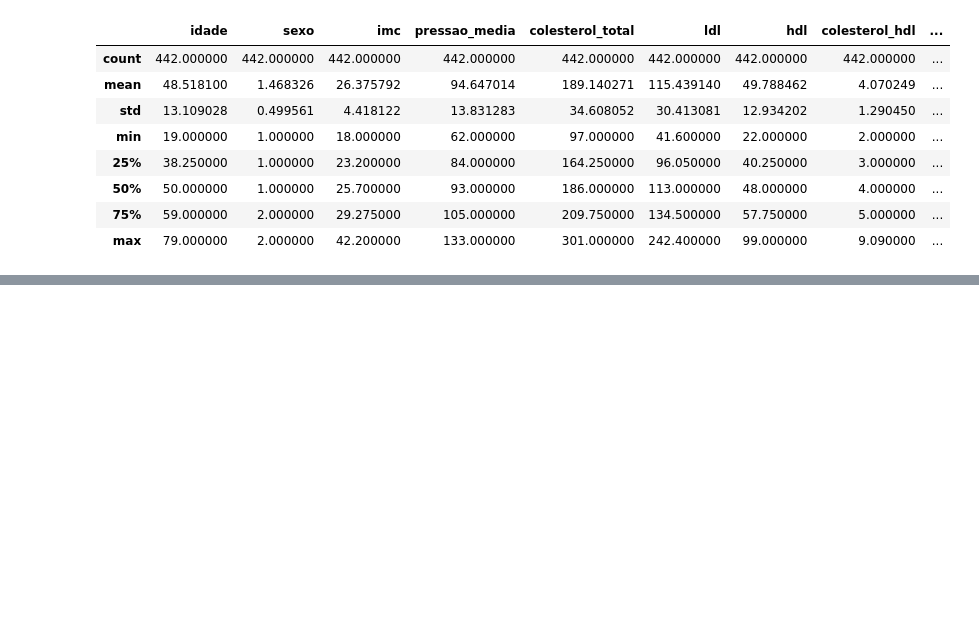
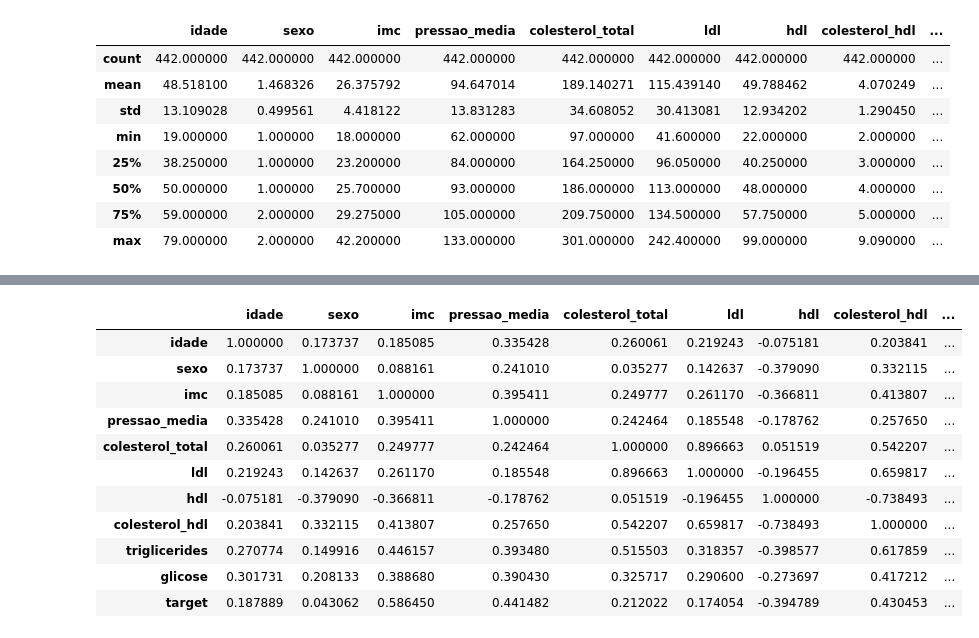
Before and after one commit to stephanyresque/Projeto_diabetes, a Jupyter notebook: notebooks/analise_exploratoria.ipynb, the cells around one changed output, grey strips where cells are left out. Saved outputs shown, nothing was run; the diff lists cells and outputs as text; code cells hidden in the pictures; blank space fills up the shorter version.

```diff
--- a/notebooks/analise_exploratoria.ipynb
+++ b/notebooks/analise_exploratoria.ipynb
@@ -119,0 +202,15 @@ df.describe()
+# %%
+df.corr()
+# %% [output]
+|  | idade | sexo | imc | pressao_media | colesterol_total | ldl | hdl | colesterol_hdl | ... |
+| idade | 1.000000 | 0.173737 | 0.185085 | 0.335428 | 0.260061 | 0.219243 | -0.075181 | 0.203841 | ... |
+| sexo | 0.173737 | 1.000000 | 0.088161 | 0.241010 | 0.035277 | 0.142637 | -0.379090 | 0.332115 | ... |
+| imc | 0.185085 | 0.088161 | 1.000000 | 0.395411 | 0.249777 | 0.261170 | -0.366811 | 0.413807 | ... |
+| pressao_media | 0.335428 | 0.241010 | 0.395411 | 1.000000 | 0.242464 | 0.185548 | -0.178762 | 0.257650 | ... |
+| colesterol_total | 0.260061 | 0.035277 | 0.249777 | 0.242464 | 1.000000 | 0.896663 | 0.051519 | 0.542207 | ... |
+| ldl | 0.219243 | 0.142637 | 0.261170 | 0.185548 | 0.896663 | 1.000000 | -0.196455 | 0.659817 | ... |
+| hdl | -0.075181 | -0.379090 | -0.366811 | -0.178762 | 0.051519 | -0.196455 | 1.000000 | -0.738493 | ... |
+| colesterol_hdl | 0.203841 | 0.332115 | 0.413807 | 0.257650 | 0.542207 | 0.659817 | -0.738493 | 1.000000 | ... |
+| triglicerides | 0.270774 | 0.149916 | 0.446157 | 0.393480 | 0.515503 | 0.318357 | -0.398577 | 0.617859 | ... |
+| glicose | 0.301731 | 0.208133 | 0.388680 | 0.390430 | 0.325717 | 0.290600 | -0.273697 | 0.417212 | ... |
+| target | 0.187889 | 0.043062 | 0.586450 | 0.441482 | 0.212022 | 0.174054 | -0.394789 | 0.430453 | ... |
```
Also changed, not shown: parts of 11 cells of this notebook.
